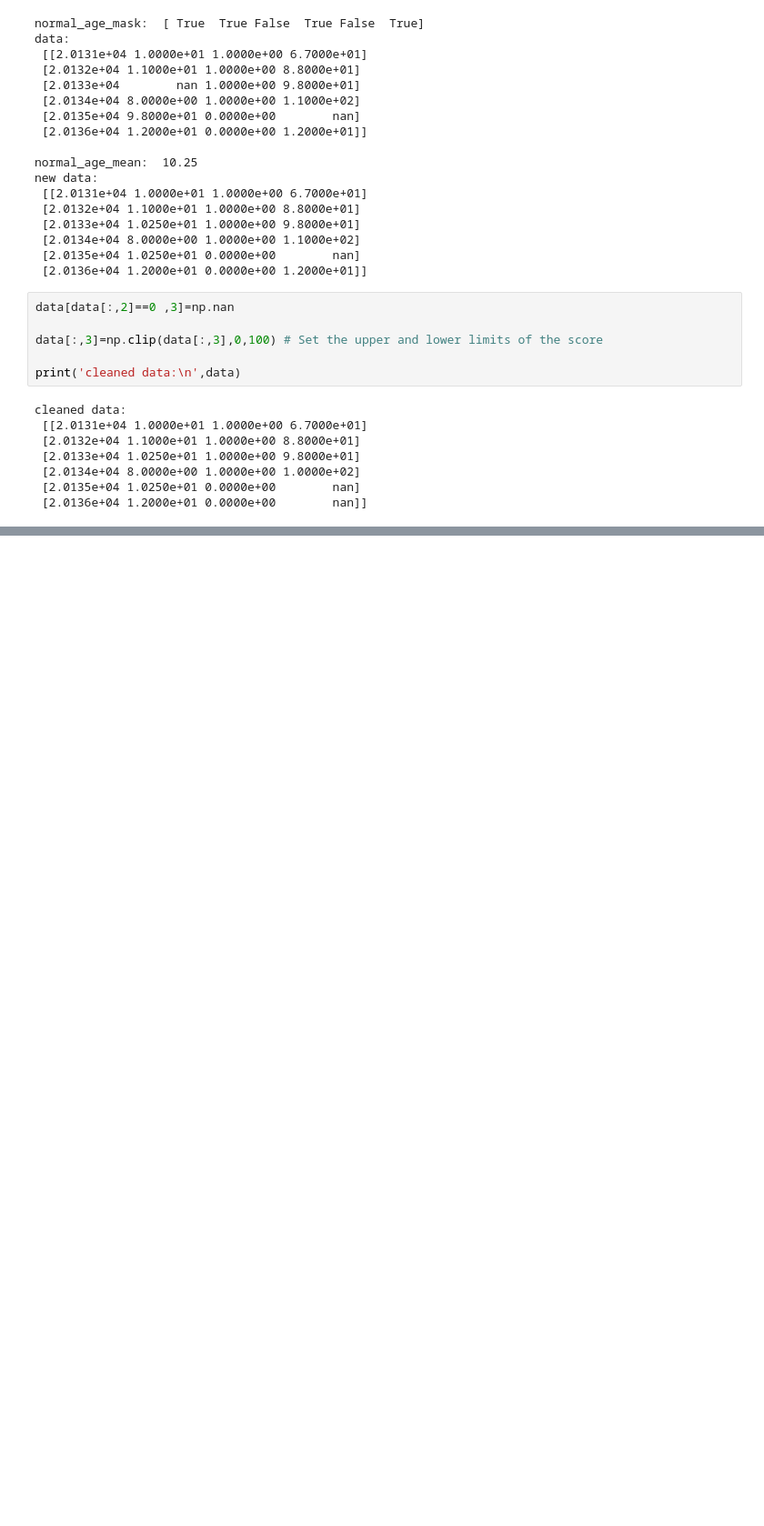
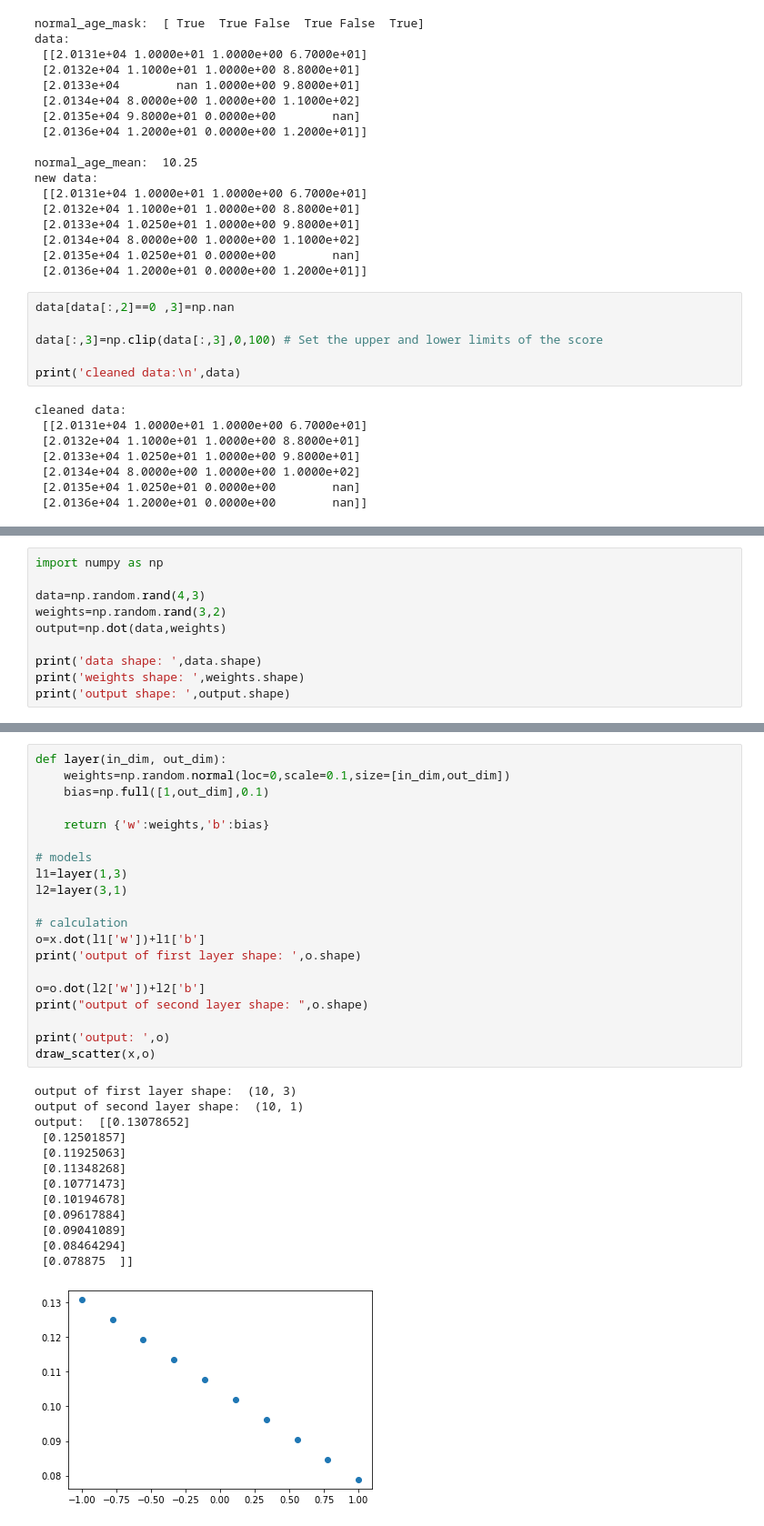
Before and after one commit to timemeansalot/python, a Jupyter notebook: python_basic/numpy.ipynb, the cells around one changed output, grey strips where cells are left out. Shown at 91% size. Cells and saved outputs as stored; diff of their text form; blank space fills up the shorter version.

Commit message:
finish learn numpy

```diff
--- a/python_basic/numpy.ipynb
+++ b/python_basic/numpy.ipynb
@@ -993,0 +1000,10 @@ cleaned data:
+# %%
+import numpy as np
+
+data=np.random.rand(4,3)
+weights=np.random.rand(3,2)
+output=np.dot(data,weights)
+
+print('data shape: ',data.shape)
+print('weights shape: ',weights.shape)
+print('output shape: ',output.shape)
@@ -993,0 +1063,34 @@ cleaned data:
+# %%
+def layer(in_dim, out_dim):
+    weights=np.random.normal(loc=0,scale=0.1,size=[in_dim,out_dim])
+    bias=np.full([1,out_dim],0.1)
+
+    return {'w':weights,'b':bias}
+
+# models
+l1=layer(1,3)
+l2=layer(3,1)
+
+# calculation
+o=x.dot(l1['w'])+l1['b']
+print('output of first layer shape: ',o.shape)
+
+o=o.dot(l2['w'])+l2['b']
+print("output of second layer shape: ",o.shape)
+
+print('output: ',o)
+draw_scatter(x,o)
+# %% [output]
+output of first layer shape:  (10, 3)
+output of second layer shape:  (10, 1)
+output:  [[0.13078652]
+ [0.12501857]
+ [0.11925063]
+ [0.11348268]
+ [0.10771473]
+ [0.10194678]
+ [0.09617884]
+ [0.09041089]
+ [0.08464294]
+ [0.078875  ]]
+[figure, added]
```
Also changed, not shown: parts of 10 cells of this notebook.
